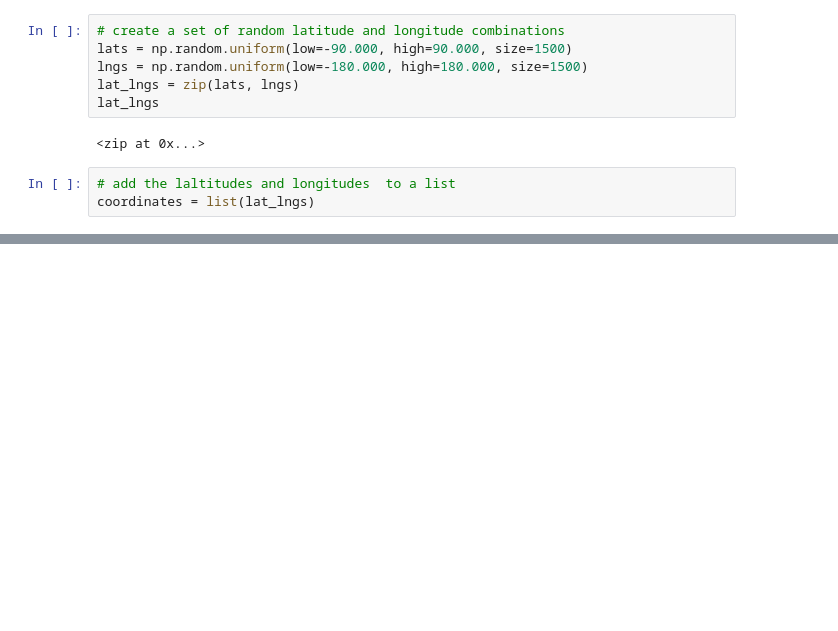
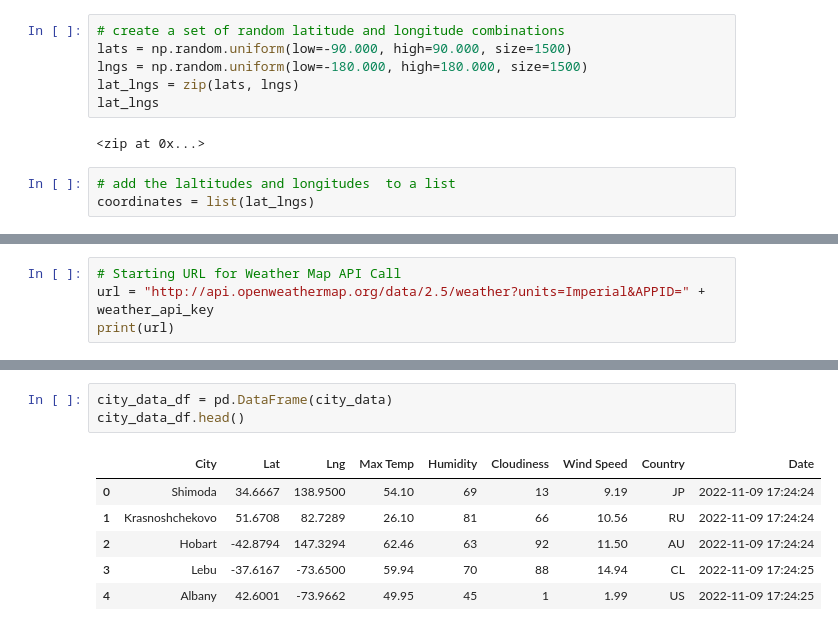
Before and after one commit to amramy/World_Weather_Analysis, a Jupyter notebook: WeatherPy.ipynb, the cells around one changed output, grey strips where cells are left out. Saved outputs shown, nothing was run; the diff lists cells and outputs as text; blank space fills up the shorter version.

Commit message:
Updated gitignore, WeatherPy with new csv weather data

```diff
--- a/WeatherPy.ipynb
+++ b/WeatherPy.ipynb
@@ -39,0 +56,4 @@ for coordinate in coordinates:
+# %%
+# Starting URL for Weather Map API Call
+url = "http://api.openweathermap.org/data/2.5/weather?units=Imperial&APPID=" + weather_api_key
+print(url)
@@ -54,0 +174,10 @@ len(cities)
+# %%
+city_data_df = pd.DataFrame(city_data)
+city_data_df.head()
+# %% [output]
+|  | City | Lat | Lng | Max Temp | Humidity | Cloudiness | Wind Speed | Country | Date |
+| 0 | Shimoda | 34.6667 | 138.9500 | 54.10 | 69 | 13 | 9.19 | JP | 2022-11-09 17:24:24 |
+| 1 | Krasnoshchekovo | 51.6708 | 82.7289 | 26.10 | 81 | 66 | 10.56 | RU | 2022-11-09 17:24:24 |
+| 2 | Hobart | -42.8794 | 147.3294 | 62.46 | 63 | 92 | 11.50 | AU | 2022-11-09 17:24:24 |
+| 3 | Lebu | -37.6167 | -73.6500 | 59.94 | 70 | 88 | 14.94 | CL | 2022-11-09 17:24:25 |
+| 4 | Albany | 42.6001 | -73.9662 | 49.95 | 45 | 1 | 1.99 | US | 2022-11-09 17:24:25 |
```
Also changed, not shown: parts of 10 cells of this notebook, 2 other files.
